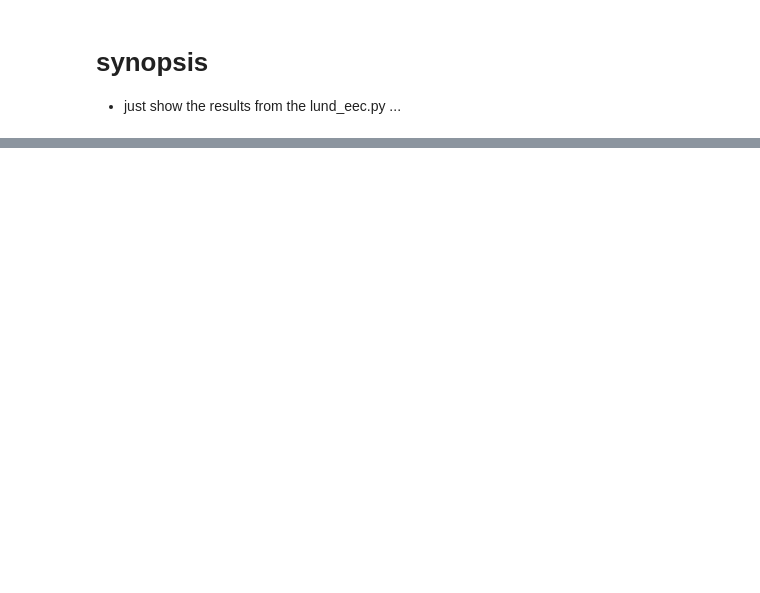
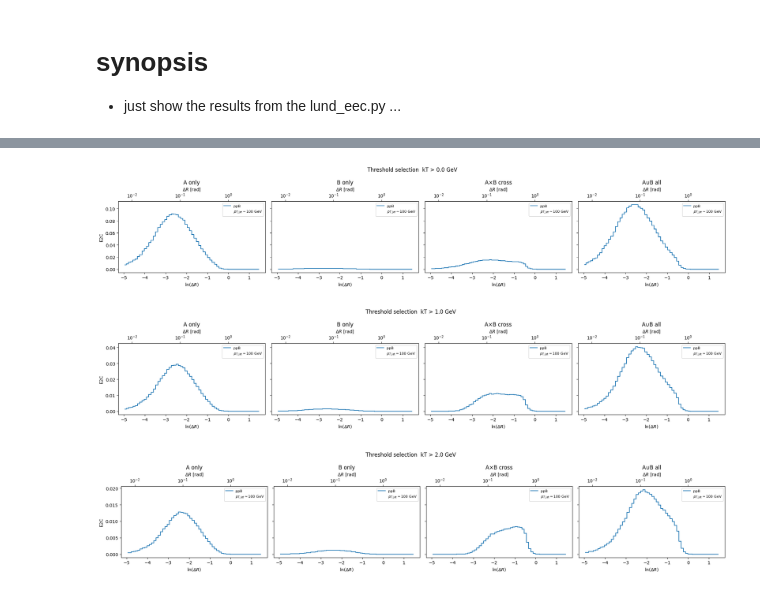
Before and after one commit to tch285/alian, a Jupyter notebook: alian/sandbox/jse/show_lund_eec.ipynb, the cells around one changed output, grey strips where cells are left out. Saved outputs shown, nothing was run; the diff lists cells and outputs as text; code cells hidden in the pictures; blank space fills up the shorter version.

```diff
--- a/alian/sandbox/jse/show_lund_eec.ipynb
+++ b/alian/sandbox/jse/show_lund_eec.ipynb
@@ -216,33 +291,12 @@ plt.show()
 # %%
-# ── helper: plot one EEC selection ────────────────────────────────────────────
-eec_types = [('eec_AA', 'A only'), ('eec_BB', 'B only'),
-             ('eec_AB', 'A×B cross'), ('eec_all', 'A∪B all')]
-
-def plot_eec(sub_df, suptitle):
-    """Plot the 4 E2C types for every label found in sub_df."""
-    labels = sorted(sub_df['label'].unique())
-    fig, axes = plt.subplots(1, len(eec_types),
-                             figsize=(5 * len(eec_types), 4), sharey=True)
-    for col, (col_name, title) in enumerate(eec_types):
-        ax = axes[col]
-        for lbl in labels:
-            grp = sub_df[sub_df['label'] == lbl]
-            ax.step(grp['ln_dR'], grp[col_name], where='mid', label=lbl)
-        ax.set_title(title)
-        ax.set_xlabel(r'$\ln(\Delta R)$')
-        if col == 0:
-            ax.set_ylabel(r'E2C')
-        add_jet_pt_legend(ax)
-        ax.legend(fontsize=8)
-        add_eec_secaxis(ax)
-    plt.suptitle(suptitle)
-    plt.tight_layout()
-    plt.show()
-
-# ── threshold-based: one panel per kT cut ─────────────────────────────────────
+# ── threshold-based EEC: one plot per kT cut ──────────────────────────────────
 thr = eec_df[eec_df['selection'] == 'threshold']
 for kt, grp in thr.groupby('kt_cut'):
     plot_eec(grp, f'Threshold selection  kT > {kt} GeV')
+# %% [output]
+[figure, added]
+[figure, added]
+[figure, added]
 # %%
 # ── max-kT splitting ──────────────────────────────────────────────────────────
 maxkt = eec_df[eec_df['selection'] == 'max_kt']
```
Also changed, not shown: parts of 11 cells of this notebook, 1 other file.
